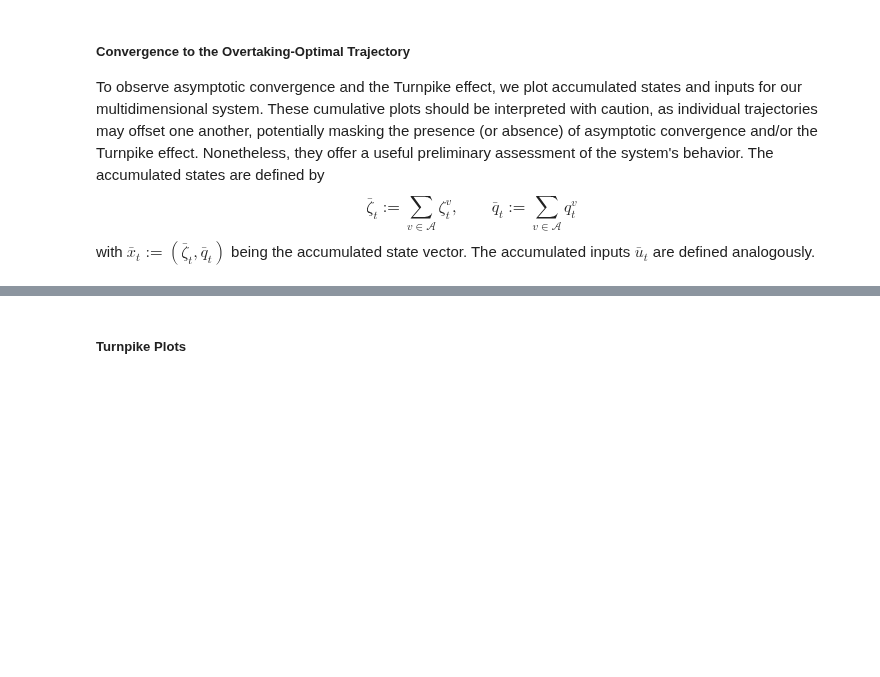
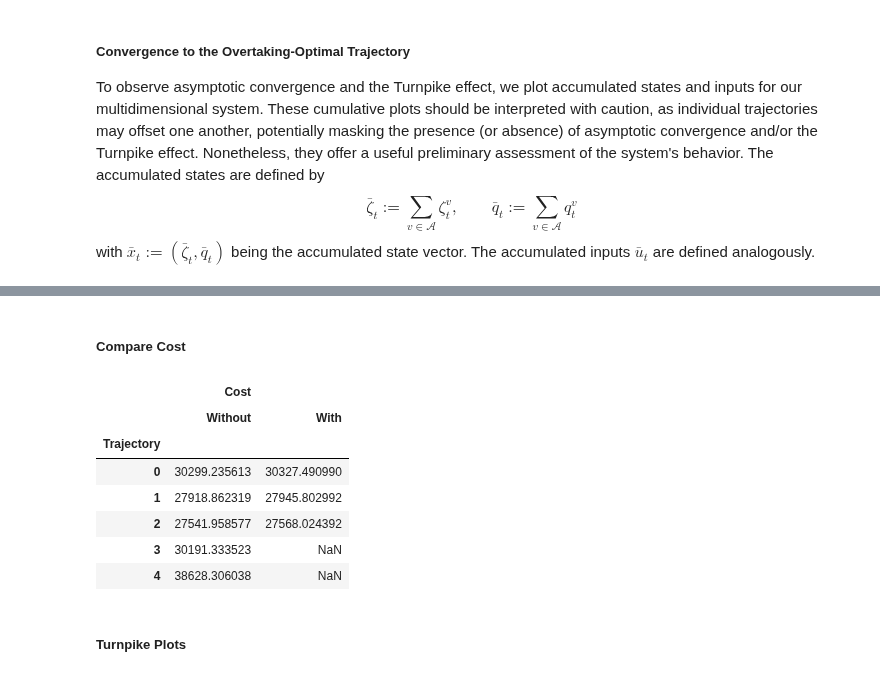
Before and after one commit to Gedlex/time-varying-RHGs, a Jupyter notebook: empc_DSMPC.ipynb, the cells around one changed output, grey strips where cells are left out. Saved outputs shown, nothing was run; the diff lists cells and outputs as text; code cells hidden in the pictures; blank space fills up the shorter version.

```diff
--- a/empc_DSMPC.ipynb
+++ b/empc_DSMPC.ipynb
@@ -285,3 +393,30 @@ fig.savefig("figures/figure_asymptotic_convergence.pdf", bbox_inches='tight', pa
+# %% [markdown]
+##### Compare Cost
+# %%
+# Compute cost with and without terminal constraints
+data = []
+for i in range(num_traj):
+    cost, costt = 0, 0
+    for k in range(num_steps):
+        cost  += params.ctrl.stage_cost(x[i, k],  u[i, k],  t=k)[0]
+        costt += params.ctrl.stage_cost(xt[i, k], ut[i, k], t=k)[0]
+
+    # Append the computed costs
+    data.append([cost, costt])
+
+# Create a pandas DataFrame
+columns = pd.MultiIndex.from_tuples([('Cost', 'Without'), ('Cost', 'With')])
+cost_df = pd.DataFrame(data, columns=columns, index=pd.Index(range(num_traj), name="Trajectory"))
+cost_df
+# %% [output]
+|  | Cost |  |
+|  | Without | With |
+| Trajectory |  |  |
+| 0 | 30299.235613 | 30327.490990 |
+| 1 | 27918.862319 | 27945.802992 |
+| 2 | 27541.958577 | 27568.024392 |
+| 3 | 30191.333523 | NaN |
+| 4 | 38628.306038 | NaN |
 # %% [markdown]
 ##### Turnpike Plots
 # %%
```
Also changed, not shown: parts of 23 cells of this notebook, 6 other files.
